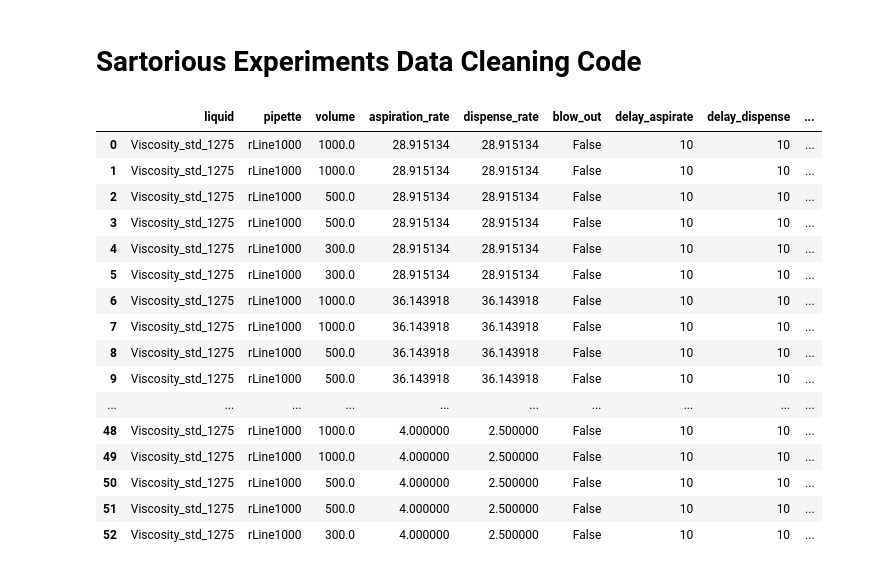
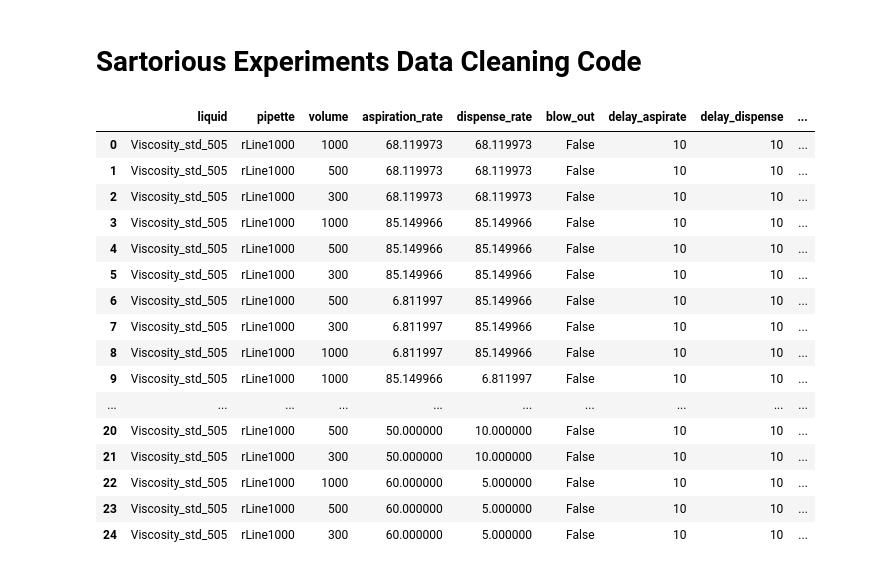
Before and after one commit to Quijanove/viscosity_liquid_transfer_Pablo, a Jupyter notebook: Sartorious_experiments/Code/Data_cleaning_code_sartorious.ipynb, the cells around one changed output. Drawn from its saved outputs; the diff is of its cells as text; code cells hidden in the pictures.

```diff
--- a/Sartorious_experiments/Code/Data_cleaning_code_sartorious.ipynb
+++ b/Sartorious_experiments/Code/Data_cleaning_code_sartorious.ipynb
@@ -3,34 +3,34 @@
 # %%
 #Importing packages
 import matplotlib.pyplot as plt
 import pandas as pd
 import numpy as np
 import os
 
 # Importing files
-std = '1275'
+std = '505'
 folder = (r"C:\Users\admin\Documents\GitHub\viscosity_liquid_transfer_Pablo\Sartorious_experiments\Code")
 
-df_raw = pd.read_csv(folder+r'/Viscosity_std_'+std+'.csv')
+df_raw = pd.read_csv(folder+r'/Viscosity_std_'+std+'_ver2.csv')
 
 df_raw
 # %% [output]
 |  | liquid | pipette | volume | aspiration_rate | dispense_rate | blow_out | delay_aspirate | delay_dispense | ... |
-| 0 | Viscosity_std_1275 | rLine1000 | 1000.0 | 28.915134 | 28.915134 | False | 10 | 10 | ... |
-| 1 | Viscosity_std_1275 | rLine1000 | 1000.0 | 28.915134 | 28.915134 | False | 10 | 10 | ... |
-| 2 | Viscosity_std_1275 | rLine1000 | 500.0 | 28.915134 | 28.915134 | False | 10 | 10 | ... |
-| 3 | Viscosity_std_1275 | rLine1000 | 500.0 | 28.915134 | 28.915134 | False | 10 | 10 | ... |
-| 4 | Viscosity_std_1275 | rLine1000 | 300.0 | 28.915134 | 28.915134 | False | 10 | 10 | ... |
-| 5 | Viscosity_std_1275 | rLine1000 | 300.0 | 28.915134 | 28.915134 | False | 10 | 10 | ... |
-| 6 | Viscosity_std_1275 | rLine1000 | 1000.0 | 36.143918 | 36.143918 | False | 10 | 10 | ... |
-| 7 | Viscosity_std_1275 | rLine1000 | 1000.0 | 36.143918 | 36.143918 | False | 10 | 10 | ... |
-| 8 | Viscosity_std_1275 | rLine1000 | 500.0 | 36.143918 | 36.143918 | False | 10 | 10 | ... |
-| 9 | Viscosity_std_1275 | rLine1000 | 500.0 | 36.143918 | 36.143918 | False | 10 | 10 | ... |
+| 0 | Viscosity_std_505 | rLine1000 | 1000 | 68.119973 | 68.119973 | False | 10 | 10 | ... |
+| 1 | Viscosity_std_505 | rLine1000 | 500 | 68.119973 | 68.119973 | False | 10 | 10 | ... |
+| 2 | Viscosity_std_505 | rLine1000 | 300 | 68.119973 | 68.119973 | False | 10 | 10 | ... |
+| 3 | Viscosity_std_505 | rLine1000 | 1000 | 85.149966 | 85.149966 | False | 10 | 10 | ... |
+| 4 | Viscosity_std_505 | rLine1000 | 500 | 85.149966 | 85.149966 | False | 10 | 10 | ... |
+| 5 | Viscosity_std_505 | rLine1000 | 300 | 85.149966 | 85.149966 | False | 10 | 10 | ... |
+| 6 | Viscosity_std_505 | rLine1000 | 500 | 6.811997 | 85.149966 | False | 10 | 10 | ... |
+| 7 | Viscosity_std_505 | rLine1000 | 300 | 6.811997 | 85.149966 | False | 10 | 10 | ... |
+| 8 | Viscosity_std_505 | rLine1000 | 1000 | 6.811997 | 85.149966 | False | 10 | 10 | ... |
+| 9 | Viscosity_std_505 | rLine1000 | 1000 | 85.149966 | 6.811997 | False | 10 | 10 | ... |
 | ... | ... | ... | ... | ... | ... | ... | ... | ... | ... |
-| 48 | Viscosity_std_1275 | rLine1000 | 1000.0 | 4.000000 | 2.500000 | False | 10 | 10 | ... |
-| 49 | Viscosity_std_1275 | rLine1000 | 1000.0 | 4.000000 | 2.500000 | False | 10 | 10 | ... |
-| 50 | Viscosity_std_1275 | rLine1000 | 500.0 | 4.000000 | 2.500000 | False | 10 | 10 | ... |
-| 51 | Viscosity_std_1275 | rLine1000 | 500.0 | 4.000000 | 2.500000 | False | 10 | 10 | ... |
-| 52 | Viscosity_std_1275 | rLine1000 | 300.0 | 4.000000 | 2.500000 | False | 10 | 10 | ... |
+| 20 | Viscosity_std_505 | rLine1000 | 500 | 50.000000 | 10.000000 | False | 10 | 10 | ... |
+| 21 | Viscosity_std_505 | rLine1000 | 300 | 50.000000 | 10.000000 | False | 10 | 10 | ... |
+| 22 | Viscosity_std_505 | rLine1000 | 1000 | 60.000000 | 5.000000 | False | 10 | 10 | ... |
+| 23 | Viscosity_std_505 | rLine1000 | 500 | 60.000000 | 5.000000 | False | 10 | 10 | ... |
+| 24 | Viscosity_std_505 | rLine1000 | 300 | 60.000000 | 5.000000 | False | 10 | 10 | ... |
 # %%
 #Removing anomaly values (manual skim then df.drop())
```
Also changed, not shown: parts of 10 cells of this notebook, 8 other files.
